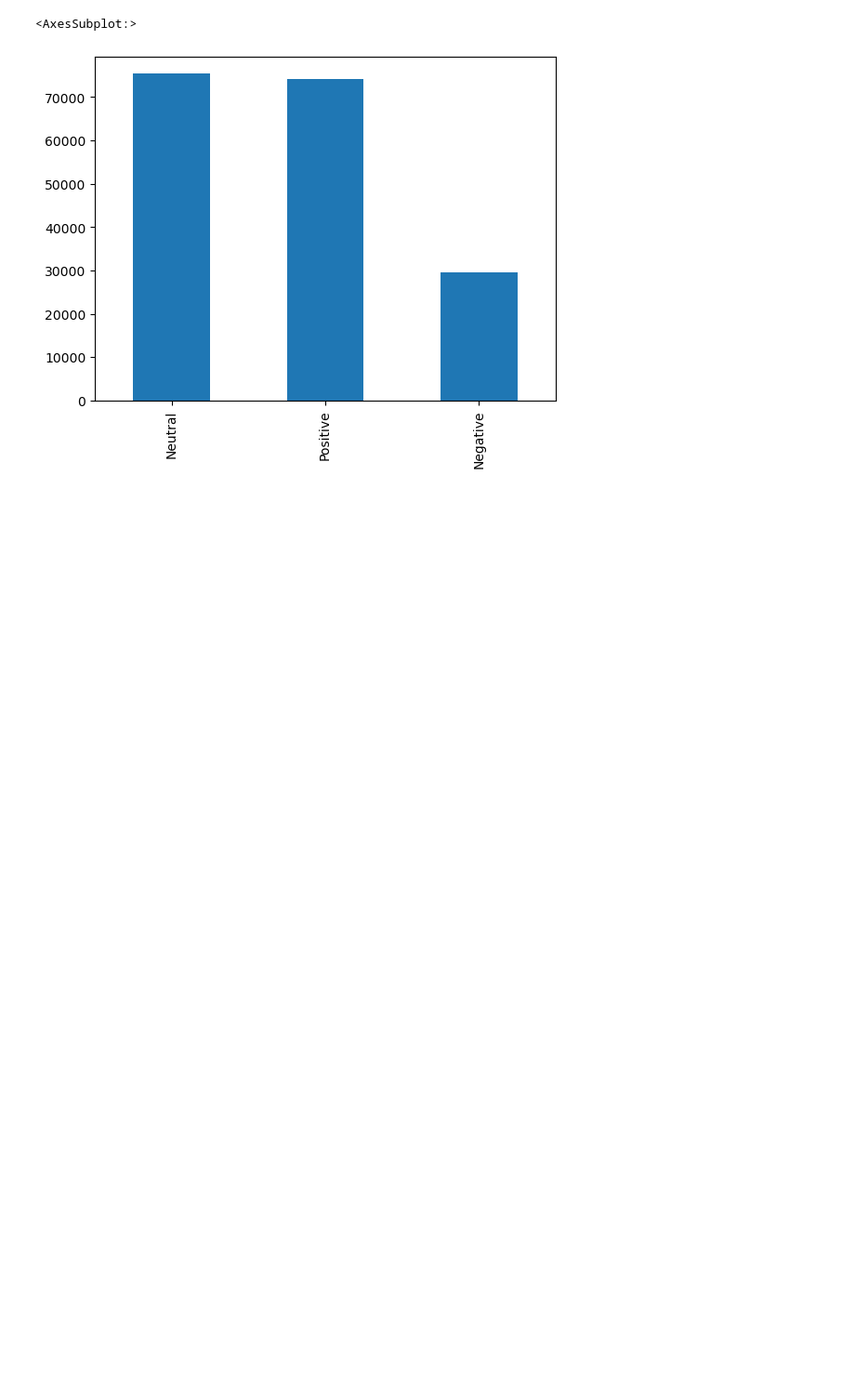
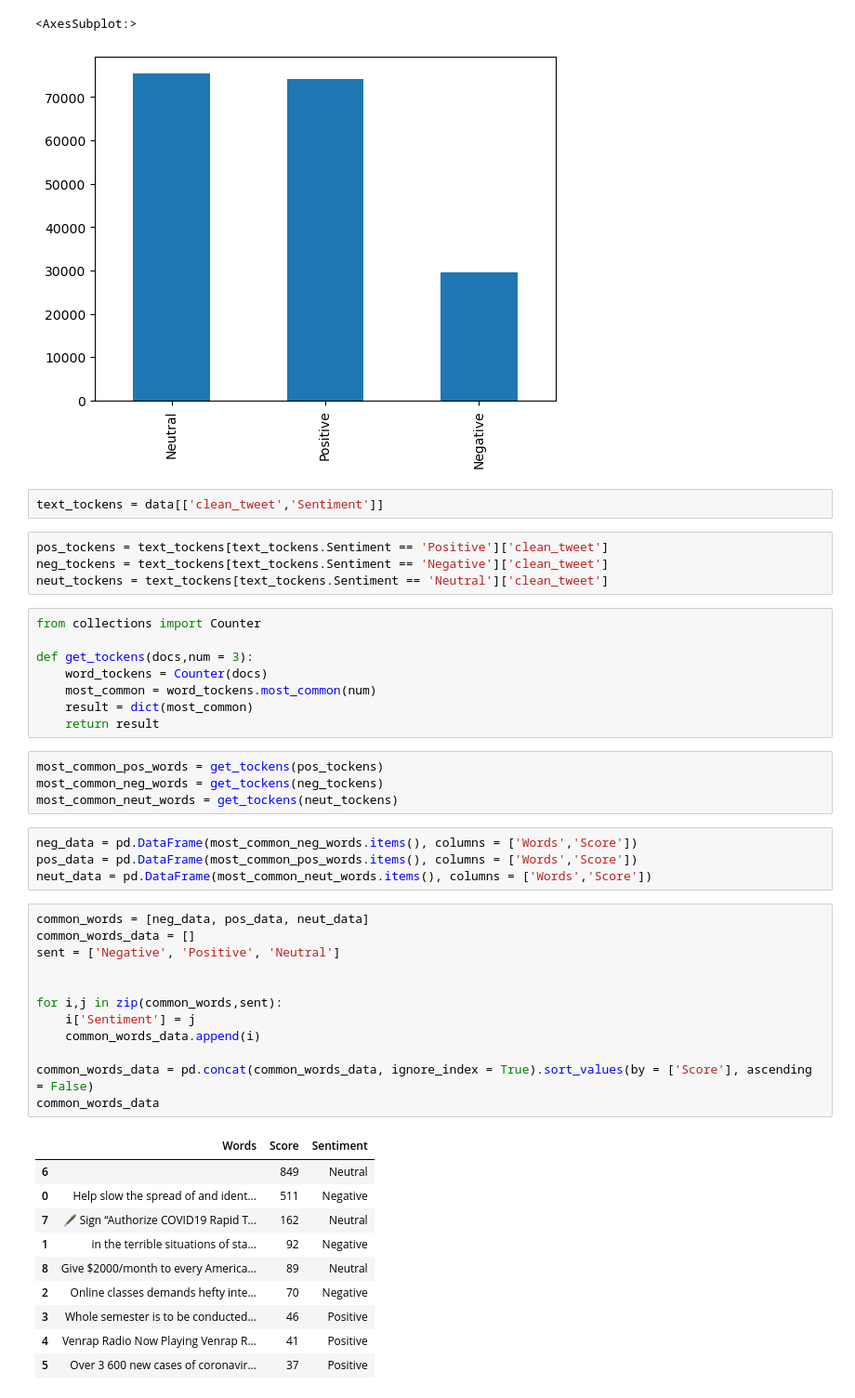
Before and after one commit to Naftal-Rainer/COVID-19-SENTIMENT-ANALYSIS, a Jupyter notebook: sentiment analysis of covid-19 tweets.ipynb, the cells around one changed output. Shown at 93% size. Saved outputs shown, nothing was run; the diff lists cells and outputs as text; blank space fills up the shorter version.

Commit message:
Sentiment count

```diff
--- a/sentiment analysis of covid-19 tweets.ipynb
+++ b/sentiment analysis of covid-19 tweets.ipynb
@@ -93,3 +79,48 @@ data.Sentiment.value_counts().plot(kind='bar')
 # %% [output]
 <AxesSubplot:>
 [figure]
+# %%
+text_tockens = data[['clean_tweet','Sentiment']]
+# %%
+pos_tockens = text_tockens[text_tockens.Sentiment == 'Positive']['clean_tweet']
+neg_tockens = text_tockens[text_tockens.Sentiment == 'Negative']['clean_tweet']
+neut_tockens = text_tockens[text_tockens.Sentiment == 'Neutral']['clean_tweet']
+# %%
+from collections import Counter
+
+def get_tockens(docs,num = 3):
+    word_tockens = Counter(docs)
+    most_common = word_tockens.most_common(num)
+    result = dict(most_common)
+    return result
+# %%
+most_common_pos_words = get_tockens(pos_tockens)
+most_common_neg_words = get_tockens(neg_tockens)
+most_common_neut_words = get_tockens(neut_tockens)
+# %%
+neg_data = pd.DataFrame(most_common_neg_words.items(), columns = ['Words','Score'])
+pos_data = pd.DataFrame(most_common_pos_words.items(), columns = ['Words','Score'])
+neut_data = pd.DataFrame(most_common_neut_words.items(), columns = ['Words','Score'])
+# %%
+common_words = [neg_data, pos_data, neut_data]
+common_words_data = []
+sent = ['Negative', 'Positive', 'Neutral']
+
+
+for i,j in zip(common_words,sent):
+    i['Sentiment'] = j
+    common_words_data.append(i)
+
+common_words_data = pd.concat(common_words_data, ignore_index = True).sort_values(by = ['Score'], ascending = False)
+common_words_data
+# %% [output]
+|  | Words | Score | Sentiment |
+| 6 |  | 849 | Neutral |
+| 0 | Help slow the spread of and ident... | 511 | Negative |
+| 7 | 🖋 Sign “Authorize COVID19 Rapid T... | 162 | Neutral |
+| 1 | in the terrible situations of sta... | 92 | Negative |
+| 8 | Give $2000/month to every America... | 89 | Neutral |
+| 2 | Online classes demands hefty inte... | 70 | Negative |
+| 3 | Whole semester is to be conducted... | 46 | Positive |
+| 4 | Venrap Radio Now Playing Venrap R... | 41 | Positive |
+| 5 | Over 3 600 new cases of coronavir... | 37 | Positive |
```
Also changed, not shown: parts of 1 cell of this notebook.
